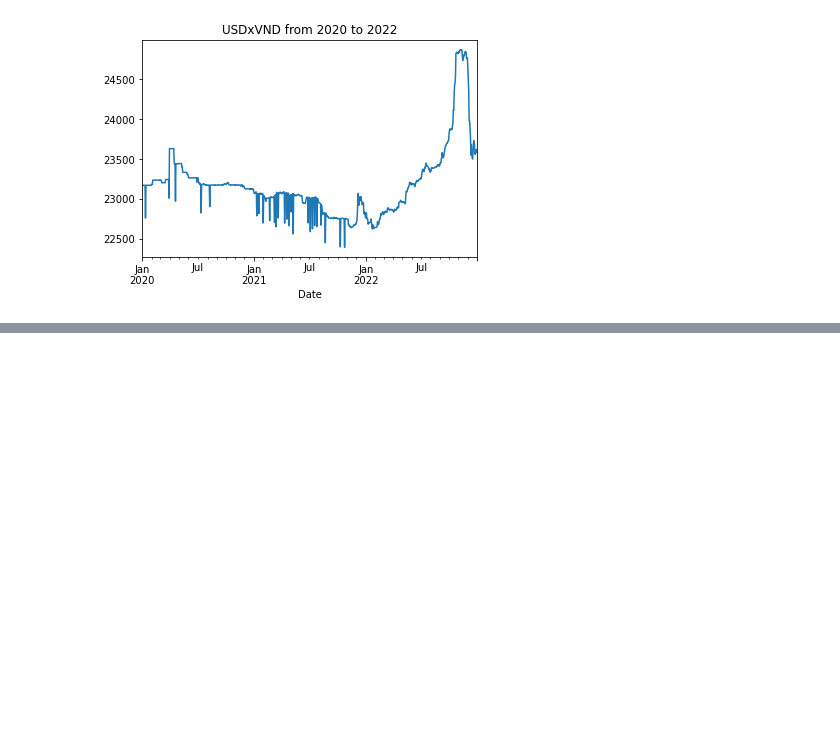
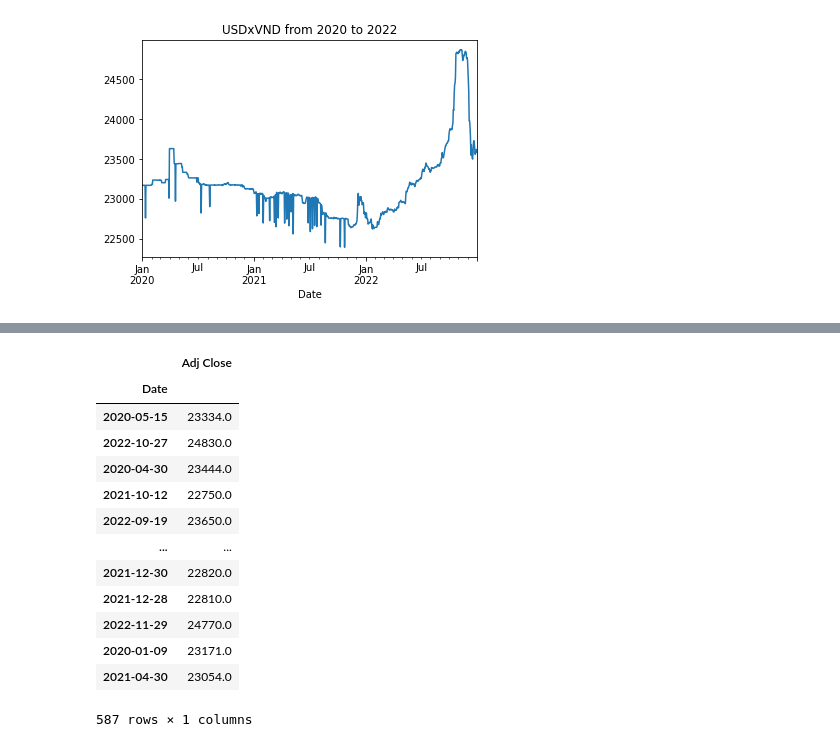
Before and after one commit to czarhirah/Econometrics, a Jupyter notebook: Zah/Exp Smoothing v1.ipynb, the cells around one changed output, grey strips where cells are left out. Drawn from its saved outputs; the diff is of its cells as text; code cells hidden in the pictures; blank space fills up the shorter version.

```diff
--- a/Zah/Exp Smoothing v1.ipynb
+++ b/Zah/Exp Smoothing v1.ipynb
@@ -63,0 +56,17 @@ a
+# %%
+train_df
+# %% [output]
+|  | Adj Close |
+| Date |  |
+| 2020-05-15 | 23334.0 |
+| 2022-10-27 | 24830.0 |
+| 2020-04-30 | 23444.0 |
+| 2021-10-12 | 22750.0 |
+| 2022-09-19 | 23650.0 |
+| ... | ... |
+| 2021-12-30 | 22820.0 |
+| 2021-12-28 | 22810.0 |
+| 2022-11-29 | 24770.0 |
+| 2020-01-09 | 23171.0 |
+| 2021-04-30 | 23054.0 |
+587 rows × 1 columns
```
Also changed, not shown: parts of 9 cells of this notebook.
